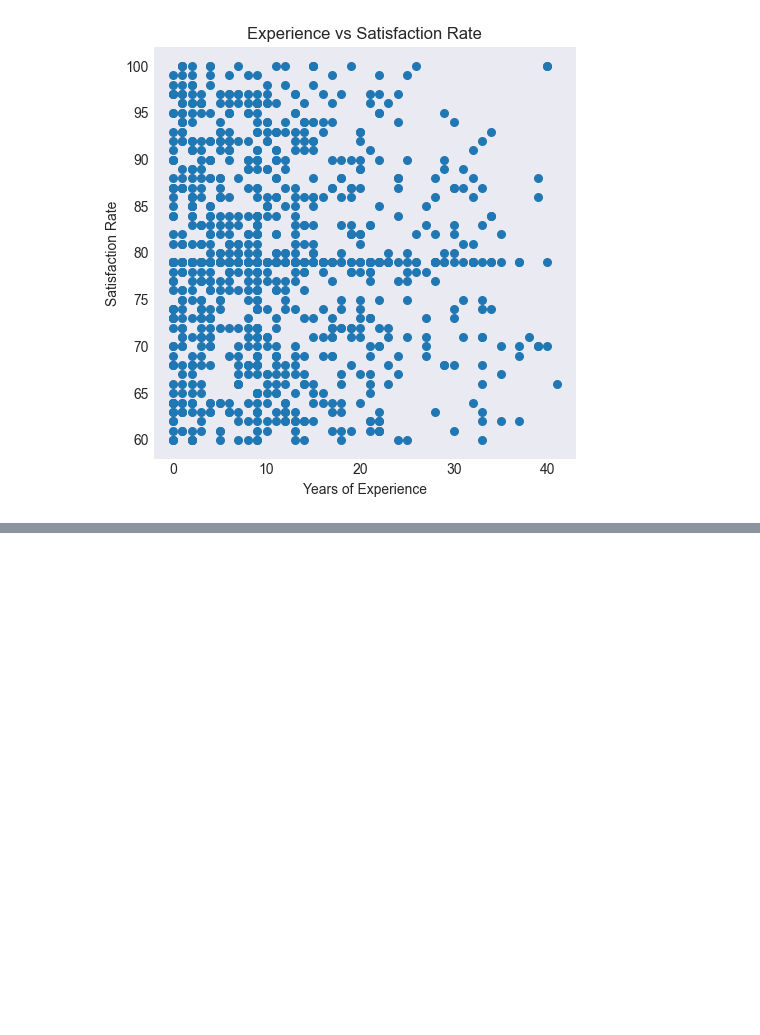
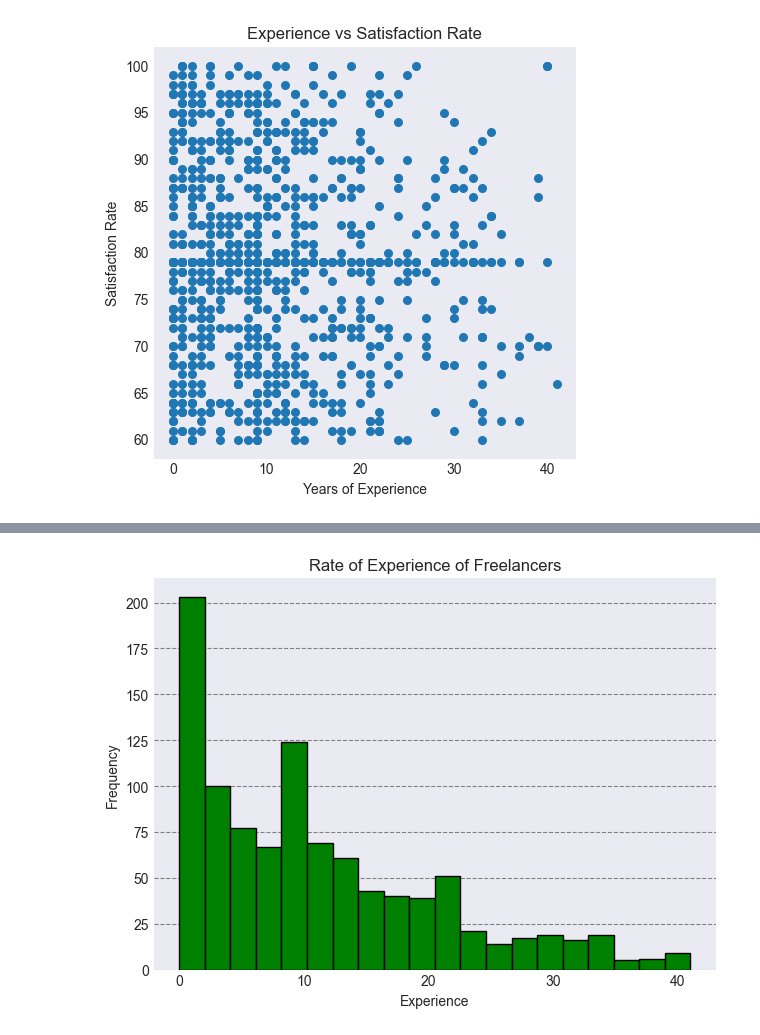
Before and after one commit to Hrushikesh-Kovi/Global-Freelancers-Data-Analysis_DAP-4, a Jupyter notebook: Global Freelancer Data Cleaning.ipynb, the cells around one changed output, grey strips where cells are left out. Saved outputs shown, nothing was run; the diff lists cells and outputs as text; code cells hidden in the pictures; blank space fills up the shorter version.

```diff
--- a/Global Freelancer Data Cleaning.ipynb
+++ b/Global Freelancer Data Cleaning.ipynb
@@ -325,0 +319,9 @@ df[["Years_Of_Experience", "Is_Active"]]
+# %%
+plt.hist(df["Years_Of_Experience"], color="green", bins=20, edgecolor="black")
+plt.title("Rate of Experience of Freelancers")
+plt.xlabel("Experience")
+plt.ylabel("Frequency")
+plt.tight_layout()
+plt.grid(True, axis="y", ls="--", color="grey")
+# %% [output]
+[figure, added]
```
Also changed, not shown: parts of 3 cells of this notebook.
